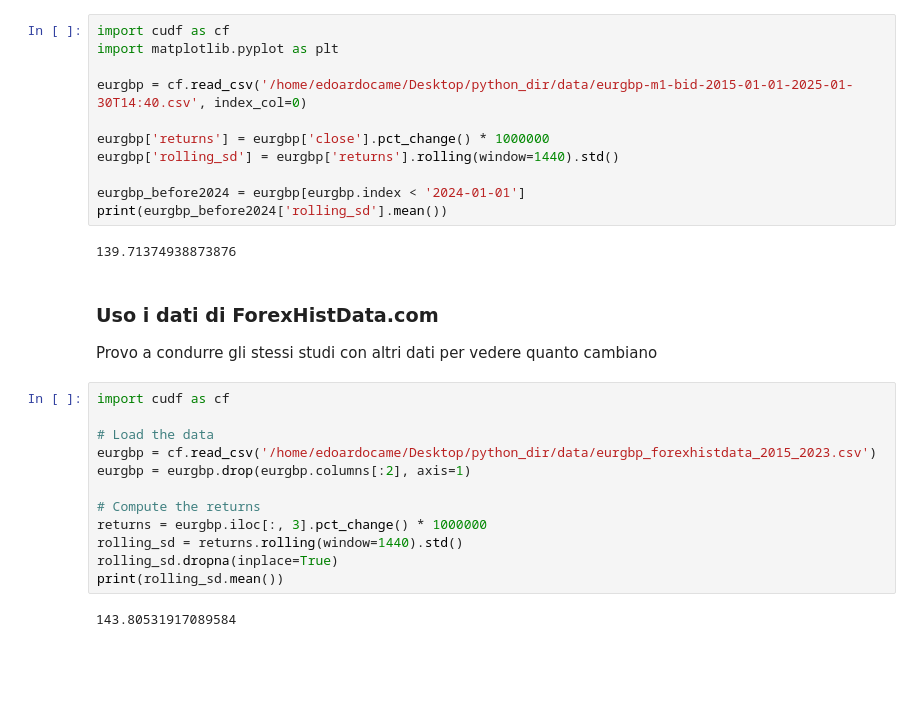
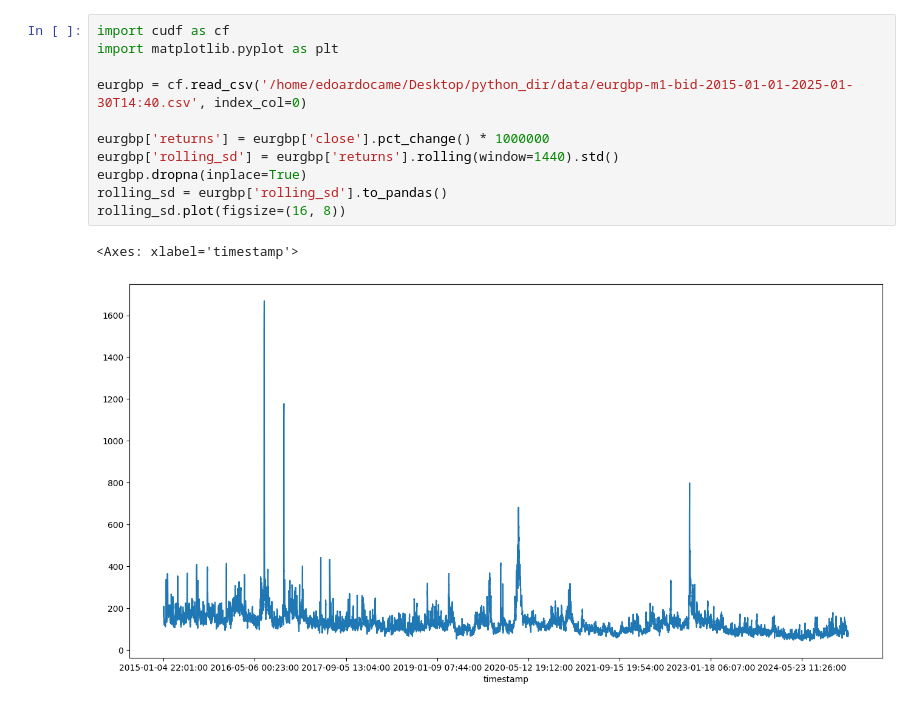
Before and after one commit to edoardoCame/PythonMiniTutorials, a Jupyter notebook: trading strategies/MyOwnBacktester/transition to cuDF/seasonality/rolling sd of returns.ipynb, the cells around one changed output. Saved outputs shown, nothing was run; the diff lists cells and outputs as text; blank space fills up the shorter version.

```diff
--- a/trading strategies/MyOwnBacktester/transition to cuDF/seasonality/rolling sd of returns.ipynb
+++ b/trading strategies/MyOwnBacktester/transition to cuDF/seasonality/rolling sd of returns.ipynb
@@ -1,30 +1,14 @@
 # %%
 import cudf as cf
 import matplotlib.pyplot as plt
 
 eurgbp = cf.read_csv('/home/edoardocame/Desktop/python_dir/data/eurgbp-m1-bid-2015-01-01-2025-01-30T14:40.csv', index_col=0)
 
 eurgbp['returns'] = eurgbp['close'].pct_change() * 1000000
 eurgbp['rolling_sd'] = eurgbp['returns'].rolling(window=1440).std()
-
-eurgbp_before2024 = eurgbp[eurgbp.index < '2024-01-01']
-print(eurgbp_before2024['rolling_sd'].mean())
+eurgbp.dropna(inplace=True)
+rolling_sd = eurgbp['rolling_sd'].to_pandas()
+rolling_sd.plot(figsize=(16, 8))
 # %% [output]
-139.71374938873876
+<Axes: xlabel='timestamp'>
+[figure, added]
-# %% [markdown]
-### Uso i dati di ForexHistData.com
-Provo a condurre gli stessi studi con altri dati per vedere quanto cambiano
-# %%
-import cudf as cf
-
-# Load the data
-eurgbp = cf.read_csv('/home/edoardocame/Desktop/python_dir/data/eurgbp_forexhistdata_2015_2023.csv')
-eurgbp = eurgbp.drop(eurgbp.columns[:2], axis=1)
-
-# Compute the returns
-returns = eurgbp.iloc[:, 3].pct_change() * 1000000
-rolling_sd = returns.rolling(window=1440).std()
-rolling_sd.dropna(inplace=True)
-print(rolling_sd.mean())
-# %% [output]
-143.80531917089584
```
Also changed, not shown: parts of 3 cells of this notebook, 2 other files.
